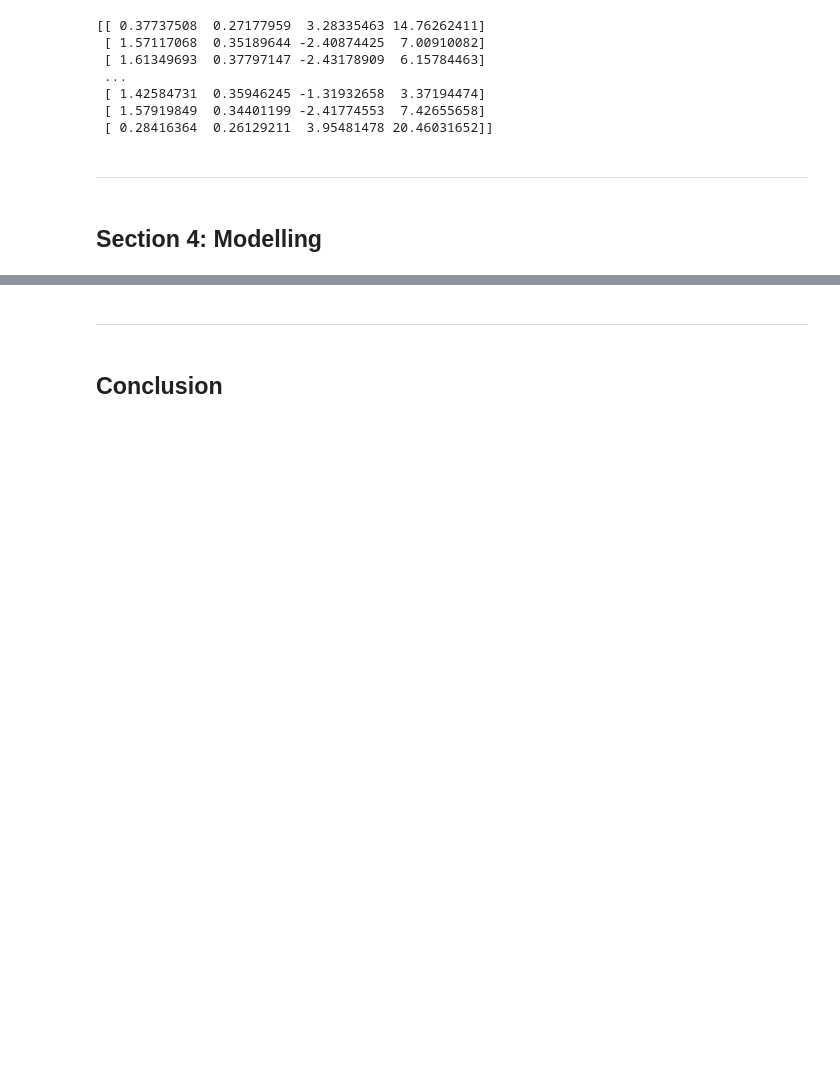
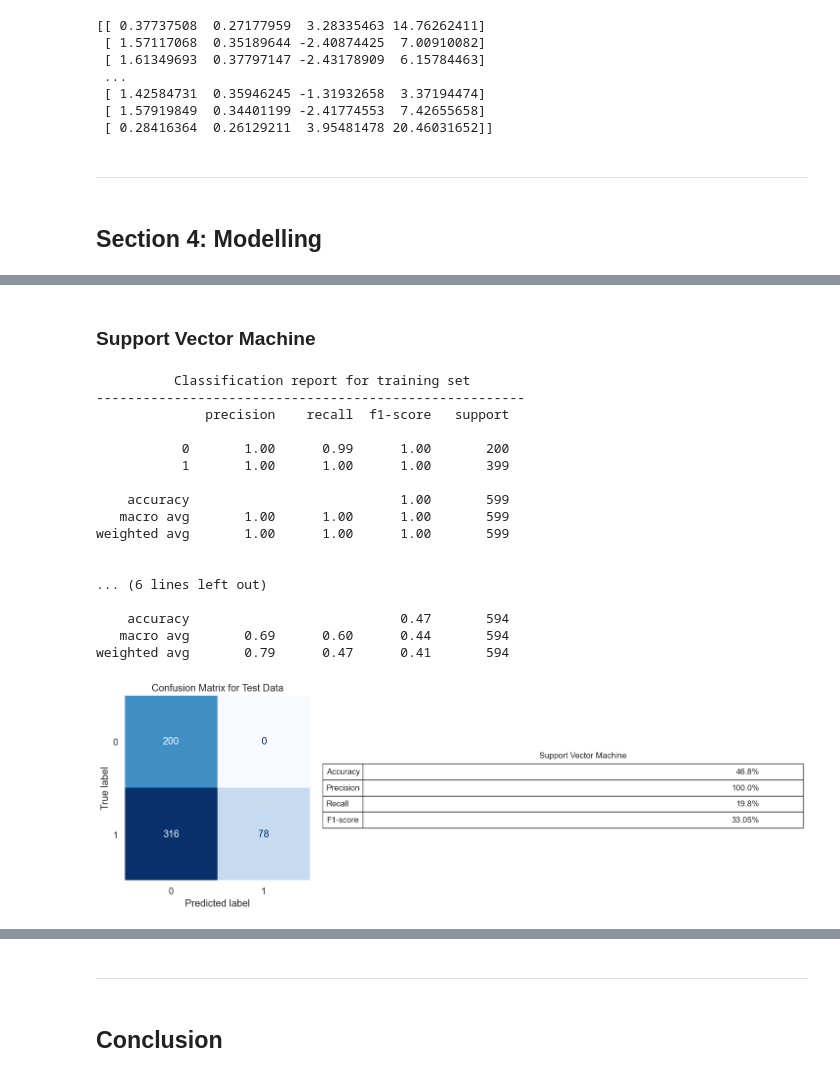
Before and after one commit to DSP-project-ECG/ECG-Classifier-for-LBBB-Detection, a Jupyter notebook: Notebook.ipynb, the cells around one changed output, grey strips where cells are left out. Cells and saved outputs as stored; diff of their text form; code cells hidden in the pictures; blank space fills up the shorter version.

```diff
--- a/Notebook.ipynb
+++ b/Notebook.ipynb
@@ -267,6 +212,8 @@ y_test = test_data['label'].values
 # Extract features
 wavelet_train = extract_wavelet_features(X_train)
 wavelet_test = extract_wavelet_features(X_test)
+X_train = wavelet_train
+X_test = wavelet_test
 # %%
 print(wavelet_train)
 # %% [output]
@@ -408,0 +350,25 @@ Test accuracy: 34.85%
+# %% [markdown]
+### Support Vector Machine
+# %%
+svm = SVC(C=0.1,kernel='rbf',gamma='auto', probability=True)
+svm.fit(X_train, y_train)
+model_evaluation(svm, X_train, X_test, y_train, y_test, 'Support Vector Machine')
+# %% [output]
+          Classification report for training set
+-------------------------------------------------------
+              precision    recall  f1-score   support
+
+           0       1.00      0.99      1.00       200
+           1       1.00      1.00      1.00       399
+
+    accuracy                           1.00       599
+   macro avg       1.00      1.00      1.00       599
+weighted avg       1.00      1.00      1.00       599
+
+
+... (6 lines left out)
+
+    accuracy                           0.47       594
+   macro avg       0.69      0.60      0.44       594
+weighted avg       0.79      0.47      0.41       594
+[figure, added]
```
Also changed, not shown: parts of 27 cells of this notebook, 2 other files.
